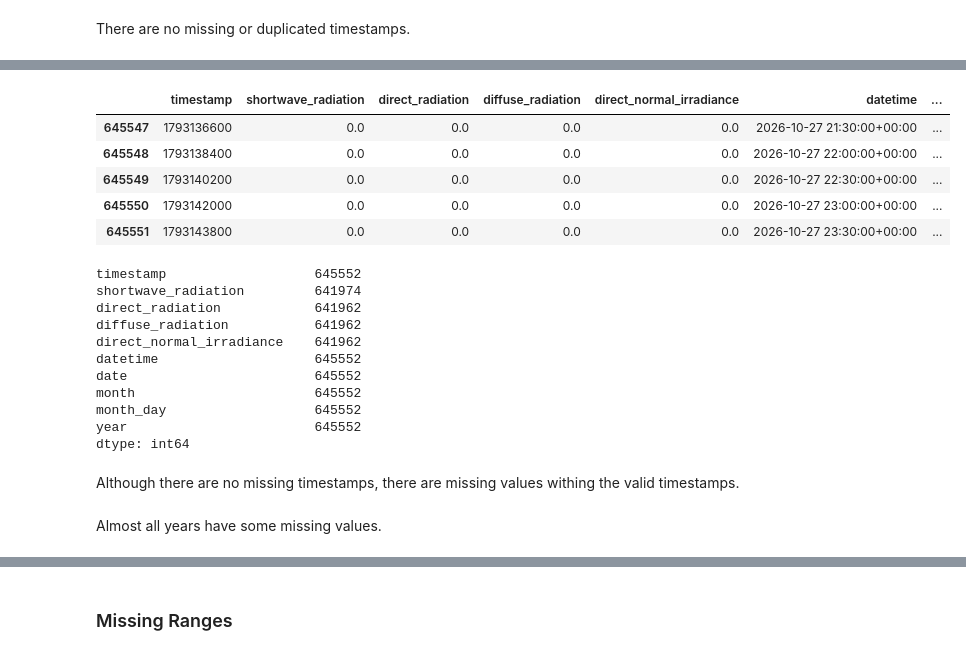
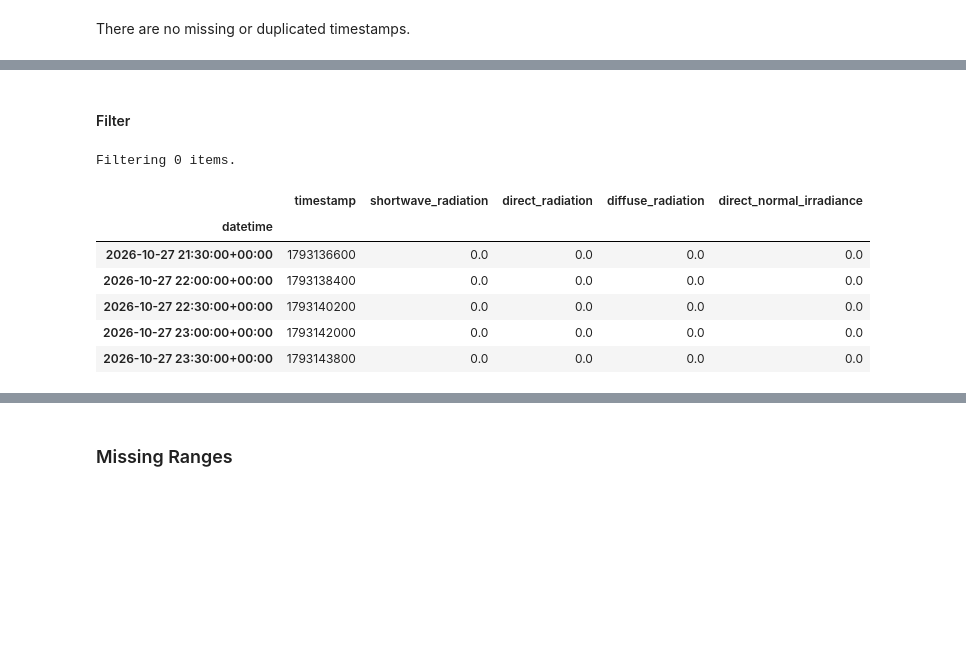
Before and after one commit to mario-p1/solar-predictor, a Jupyter notebook: notebooks/eda.ipynb, the cells around one changed output, grey strips where cells are left out. Drawn from its saved outputs; the diff is of its cells as text; code cells hidden in the pictures; blank space fills up the shorter version.

```diff
--- a/notebooks/eda.ipynb
+++ b/notebooks/eda.ipynb
@@ -45,12 +44,8 @@ raw_df = pd.concat(dfs, ignore_index=True)
 # %%
 df = raw_df.copy()
 
-df["datetime"] = pd.to_datetime(df["datetime"])
-
-df["date"] = df["datetime"].dt.strftime("%Y-%m-%d")
-df["month"] = df["datetime"].dt.month
-df["month_day"] = df["datetime"].dt.strftime("%m-%d")
-df["year"] = df["datetime"].dt.year
+df["datetime"] = pd.to_datetime(df["timestamp"], unit="s", utc=True)
+df = df.set_index("datetime")
 
 df.head()
 # %% [output]
@@ -83,28 +130,20 @@ The satellite needs time to send the data to planet Earth, remove the last rows
+# %% [markdown]
+#### Filter
 # %%
 last_complete_row = df[(~df.isna()).all(axis=1)].iloc[-1]
 
-df = df.loc[lambda x: x["timestamp"] <= last_complete_row["timestamp"]]
+filter = df["timestamp"] <= last_complete_row["timestamp"]
+
+print(f"Filtering {len(df) - filter.sum()} items.")
+df = df.loc[filter]
+
 df.tail()
 # %% [output]
+Filtering 0 items.
-|  | timestamp | shortwave_radiation | direct_radiation | diffuse_radiation | direct_normal_irradiance | datetime | ... |
-| 645547 | 1793136600 | 0.0 | 0.0 | 0.0 | 0.0 | 2026-10-27 21:30:00+00:00 | ... |
-| 645548 | 1793138400 | 0.0 | 0.0 | 0.0 | 0.0 | 2026-10-27 22:00:00+00:00 | ... |
-| 645549 | 1793140200 | 0.0 | 0.0 | 0.0 | 0.0 | 2026-10-27 22:30:00+00:00 | ... |
-| 645550 | 1793142000 | 0.0 | 0.0 | 0.0 | 0.0 | 2026-10-27 23:00:00+00:00 | ... |
-| 645551 | 1793143800 | 0.0 | 0.0 | 0.0 | 0.0 | 2026-10-27 23:30:00+00:00 | ... |
+|  | timestamp | shortwave_radiation | direct_radiation | diffuse_radiation | direct_normal_irradiance |
+| datetime |  |  |  |  |  |
+| 2026-10-27 21:30:00+00:00 | 1793136600 | 0.0 | 0.0 | 0.0 | 0.0 |
+| 2026-10-27 22:00:00+00:00 | 1793138400 | 0.0 | 0.0 | 0.0 | 0.0 |
+| 2026-10-27 22:30:00+00:00 | 1793140200 | 0.0 | 0.0 | 0.0 | 0.0 |
+| 2026-10-27 23:00:00+00:00 | 1793142000 | 0.0 | 0.0 | 0.0 | 0.0 |
+| 2026-10-27 23:30:00+00:00 | 1793143800 | 0.0 | 0.0 | 0.0 | 0.0 |
-# %%
-df.count()
-# %% [output]
-timestamp                   645552
-shortwave_radiation         641974
-direct_radiation            641962
-diffuse_radiation           641962
-direct_normal_irradiance    641962
-datetime                    645552
-date                        645552
-month                       645552
-month_day                   645552
-year                        645552
-dtype: int64
-# %% [markdown]
-Although there are no missing timestamps, there are missing values withing the valid timestamps.
@@ -119,2 +149,0 @@ px.line(
-# %% [markdown]
-Almost all years have some missing values.
```
Also changed, not shown: parts of 35 cells of this notebook, 1 other file.
